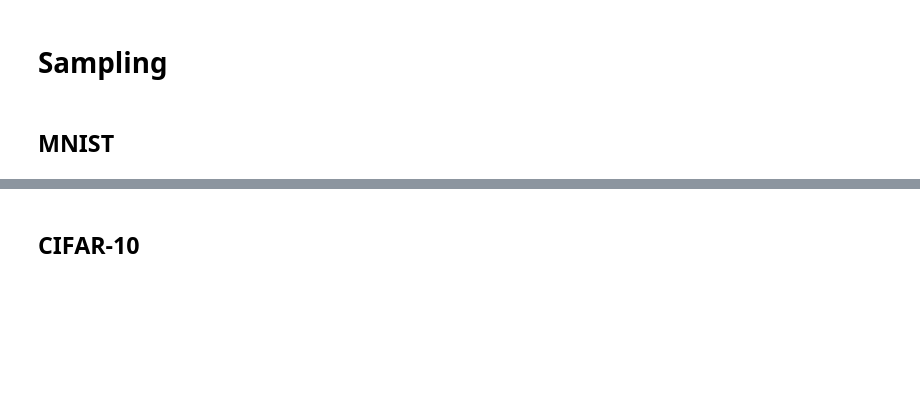
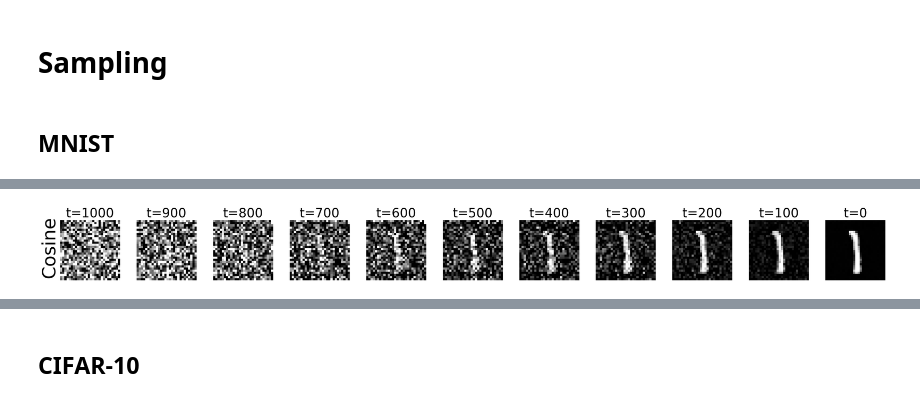
Before and after one commit to Gmaniko/02456-DDPM, a Jupyter notebook: Final/main.ipynb, the cells around one changed output, grey strips where cells are left out. Drawn from its saved outputs; the diff is of its cells as text; code cells hidden in the pictures; blank space fills up the shorter version.

```diff
--- a/Final/main.ipynb
+++ b/Final/main.ipynb
@@ -252,13 +287,0 @@ x_sample = viz_sampling(mnist_model, num_viz=21)
-# %%
-fig, axes = plt.subplots(3, 3, figsize=(10, 10))
-for i, ax in enumerate(axes.flat):
-    x_sample = sampling(mnist_model, (beta, alpha, alpha_bar),
-                        device=device, dataset_name='mnist')
-    xt_image = x_sample.cpu().squeeze()
-    xt_image = torch.clamp(xt_image, min=-1.0, max=1.0)
-    xt_image = (xt_image + 1.0) / 2.0
-    ax.imshow(xt_image, cmap='gray')
-    ax.axis('off')
-
-plt.tight_layout()
-plt.show()
@@ -266,0 +288,8 @@ plt.show()
+# %%
+fig, ax = sample_process_plot(mnist_model, 'mnist', (beta,alpha,alpha_bar), 11, device)
+ax[0].annotate("Cosine", xy=(-0.03,0.55), xycoords='axes fraction', fontsize=50, ha='right', va='center', rotation=90)
+fig.tight_layout()
+# fig.savefig("mnist_sample_cosine.pdf", format="pdf",dpi=300)
+plt.show()
+# %% [output]
+[figure, added]
```
Also changed, not shown: parts of 20 cells of this notebook, 1 other file.
